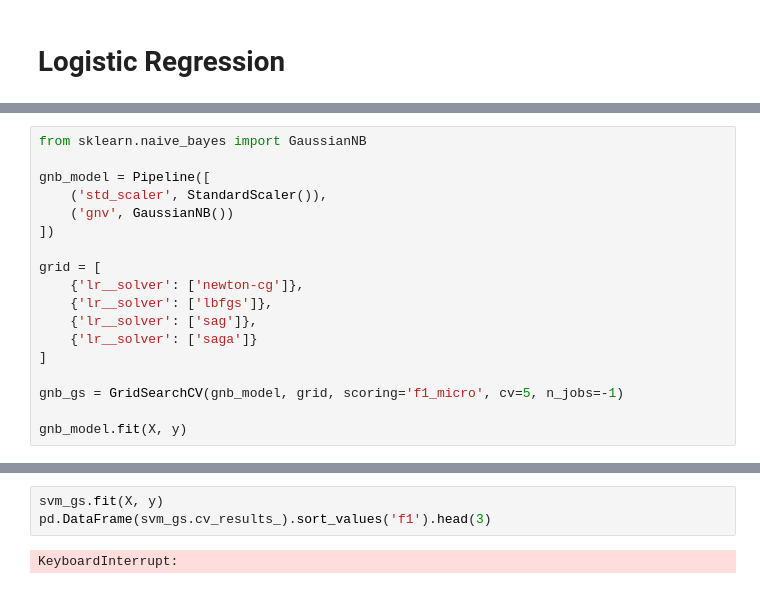
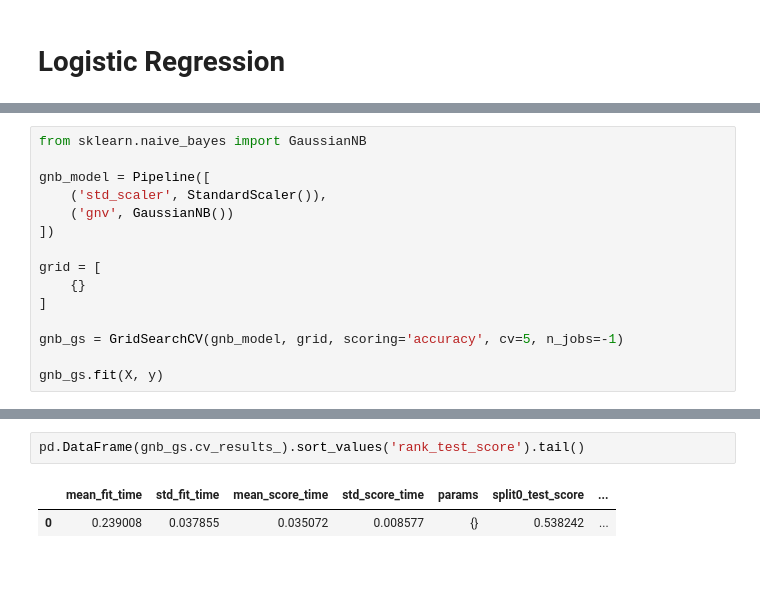
Before and after one commit to nicolasfara/di-project, a Jupyter notebook: earthquake-damage-prediction.ipynb, the cells around one changed output, grey strips where cells are left out. Saved outputs shown, nothing was run; the diff lists cells and outputs as text.

```diff
--- a/earthquake-damage-prediction.ipynb
+++ b/earthquake-damage-prediction.ipynb
@@ -234,12 +263,9 @@ gnb_model = Pipeline([
 ])
 
 grid = [
-    {'lr__solver': ['newton-cg']},
-    {'lr__solver': ['lbfgs']},
-    {'lr__solver': ['sag']},
-    {'lr__solver': ['saga']}
+    {}
 ]
 
-gnb_gs = GridSearchCV(gnb_model, grid, scoring='f1_micro', cv=5, n_jobs=-1)
+gnb_gs = GridSearchCV(gnb_model, grid, scoring='accuracy', cv=5, n_jobs=-1)
 
-gnb_model.fit(X, y)
+gnb_gs.fit(X, y)
@@ -270,5 +279,5 @@ svm_gs = GridSearchCV(svm_model, grid, scoring='f1', cv=5, n_jobs=-1)
-# %%
-svm_gs.fit(X, y)
-pd.DataFrame(svm_gs.cv_results_).sort_values('f1').head(3)
-# %% [output]
-KeyboardInterrupt:
+# %%
+pd.DataFrame(gnb_gs.cv_results_).sort_values('rank_test_score').tail()
+# %% [output]
+|  | mean_fit_time | std_fit_time | mean_score_time | std_score_time | params | split0_test_score | ... |
+| 0 | 0.239008 | 0.037855 | 0.035072 | 0.008577 | {} | 0.538242 | ... |
```
Also changed, not shown: parts of 15 cells of this notebook, 5 other files.
